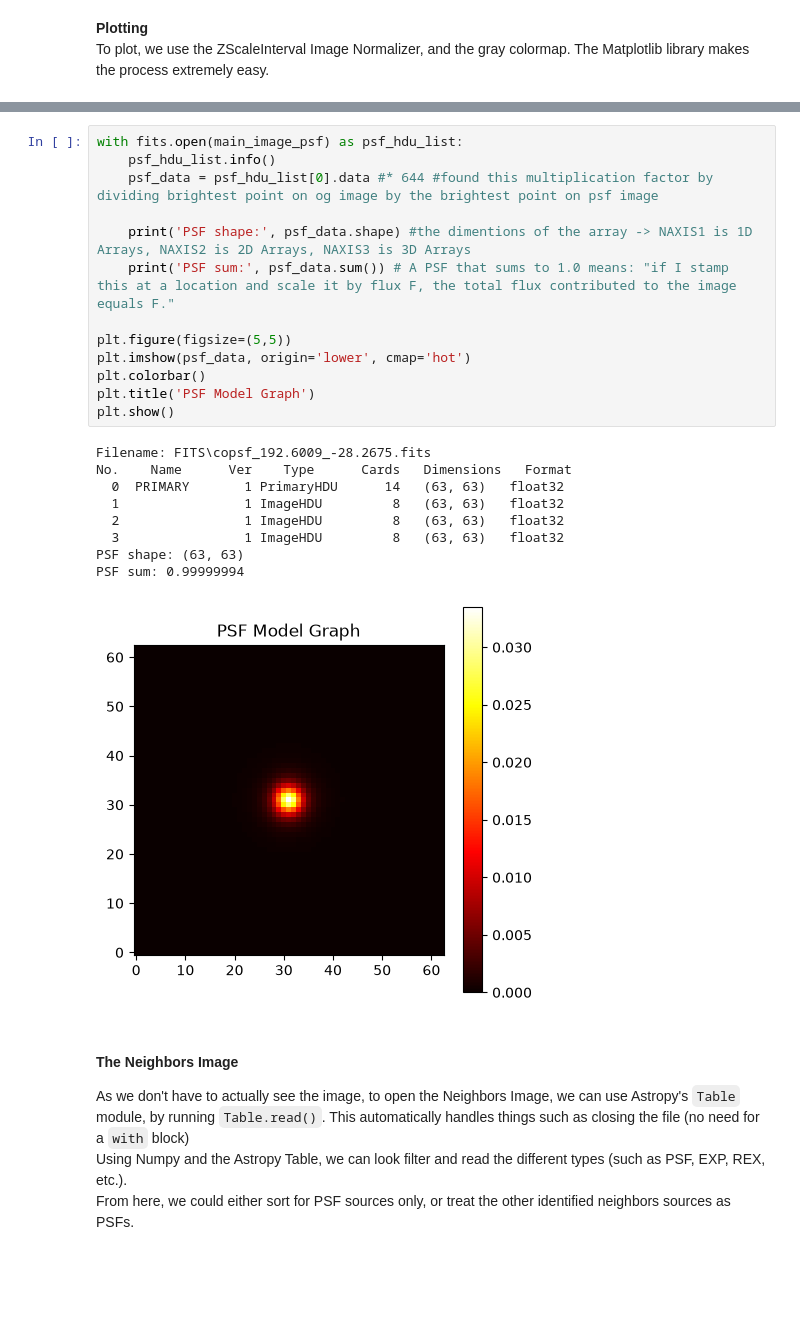
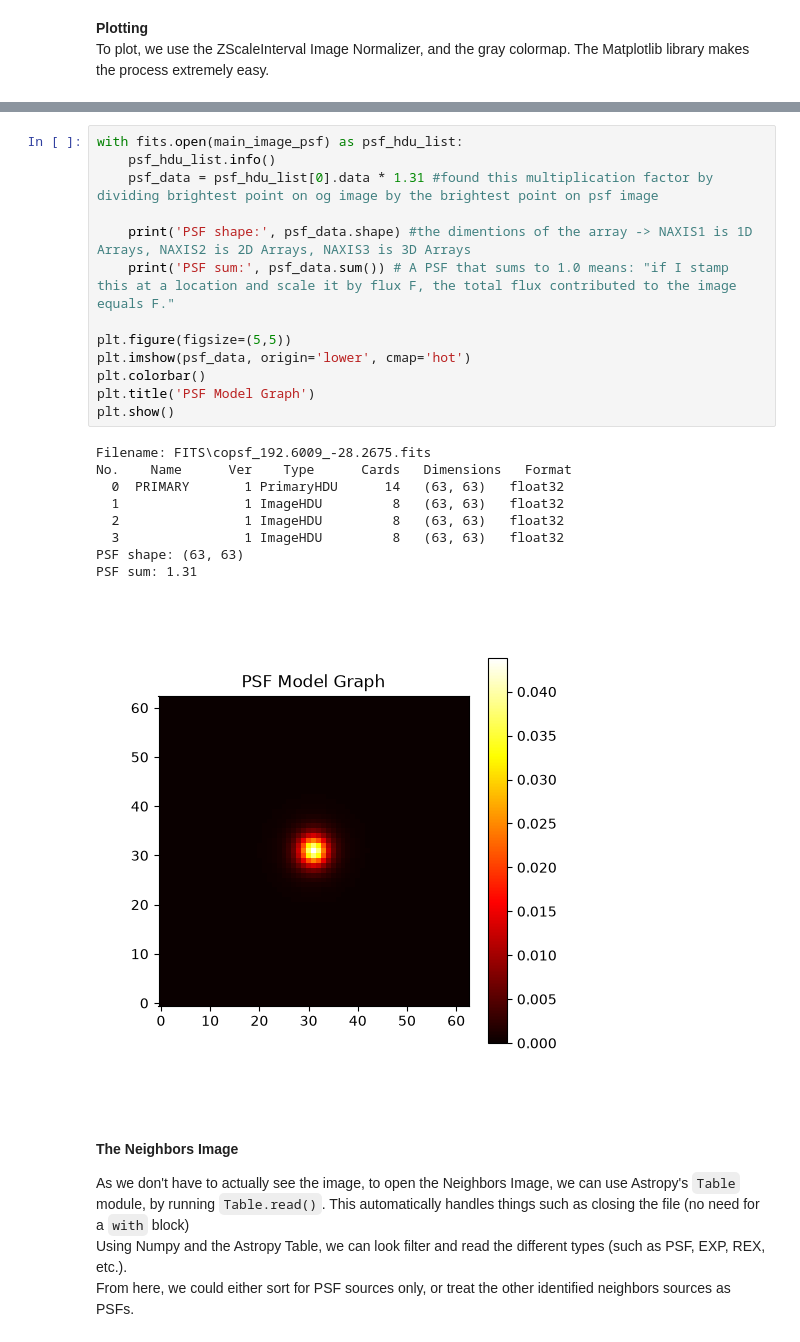
Before and after one commit to valerio-d/MPE_Internship, a Jupyter notebook: Project.ipynb, the cells around one changed output, grey strips where cells are left out. Saved outputs shown, nothing was run; the diff lists cells and outputs as text; blank space fills up the shorter version.

```diff
--- a/Project.ipynb
+++ b/Project.ipynb
@@ -63,26 +86,26 @@ For plotting, we do the same thing but change the data to the psf's data, and us
 # %%
 with fits.open(main_image_psf) as psf_hdu_list:
     psf_hdu_list.info()
-    psf_data = psf_hdu_list[0].data #* 644 #found this multiplication factor by dividing brightest point on og image by the brightest point on psf image
+    psf_data = psf_hdu_list[0].data * 1.31 #found this multiplication factor by dividing brightest point on og image by the brightest point on psf image
 
     print('PSF shape:', psf_data.shape) #the dimentions of the array -> NAXIS1 is 1D Arrays, NAXIS2 is 2D Arrays, NAXIS3 is 3D Arrays
     print('PSF sum:', psf_data.sum()) # A PSF that sums to 1.0 means: "if I stamp this at a location and scale it by flux F, the total flux contributed to the image equals F."
 
 plt.figure(figsize=(5,5))
 plt.imshow(psf_data, origin='lower', cmap='hot')
 plt.colorbar()
 plt.title('PSF Model Graph')
 plt.show()
 # %% [output]
 Filename: FITS\copsf_192.6009_-28.2675.fits
 No.    Name      Ver    Type      Cards   Dimensions   Format
   0  PRIMARY       1 PrimaryHDU      14   (63, 63)   float32
   1                1 ImageHDU         8   (63, 63)   float32
   2                1 ImageHDU         8   (63, 63)   float32
   3                1 ImageHDU         8   (63, 63)   float32
 PSF shape: (63, 63)
-PSF sum: 0.99999994
+PSF sum: 1.31
-[figure, old version]
+[figure, new version]
 # %% [markdown]
 #### The Neighbors Image
 As we don't have to actually see the image, to open the Neighbors Image, we can use Astropy's `Table` module, by running `Table.read()`. This automatically handles things such as closing the file (no need for a `with` block)<br>
```
Also changed, not shown: parts of 19 cells of this notebook.
